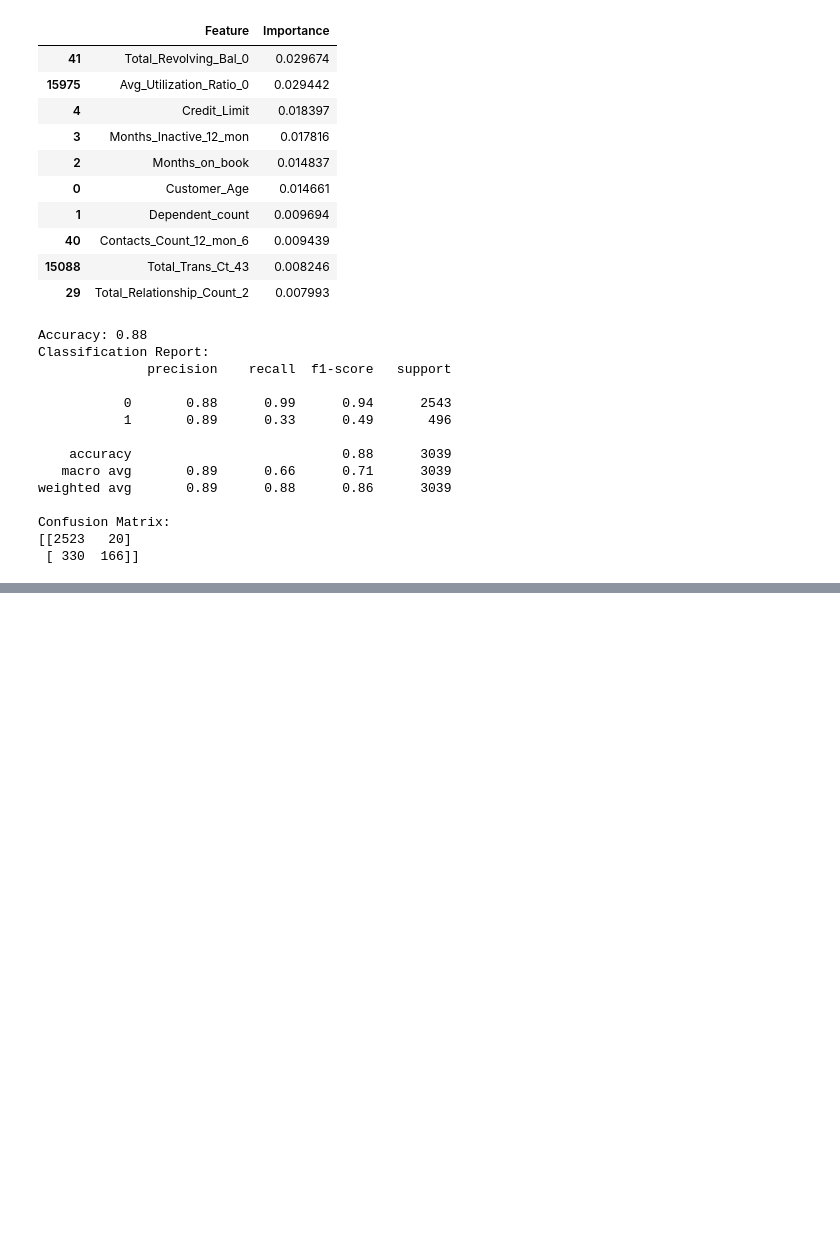
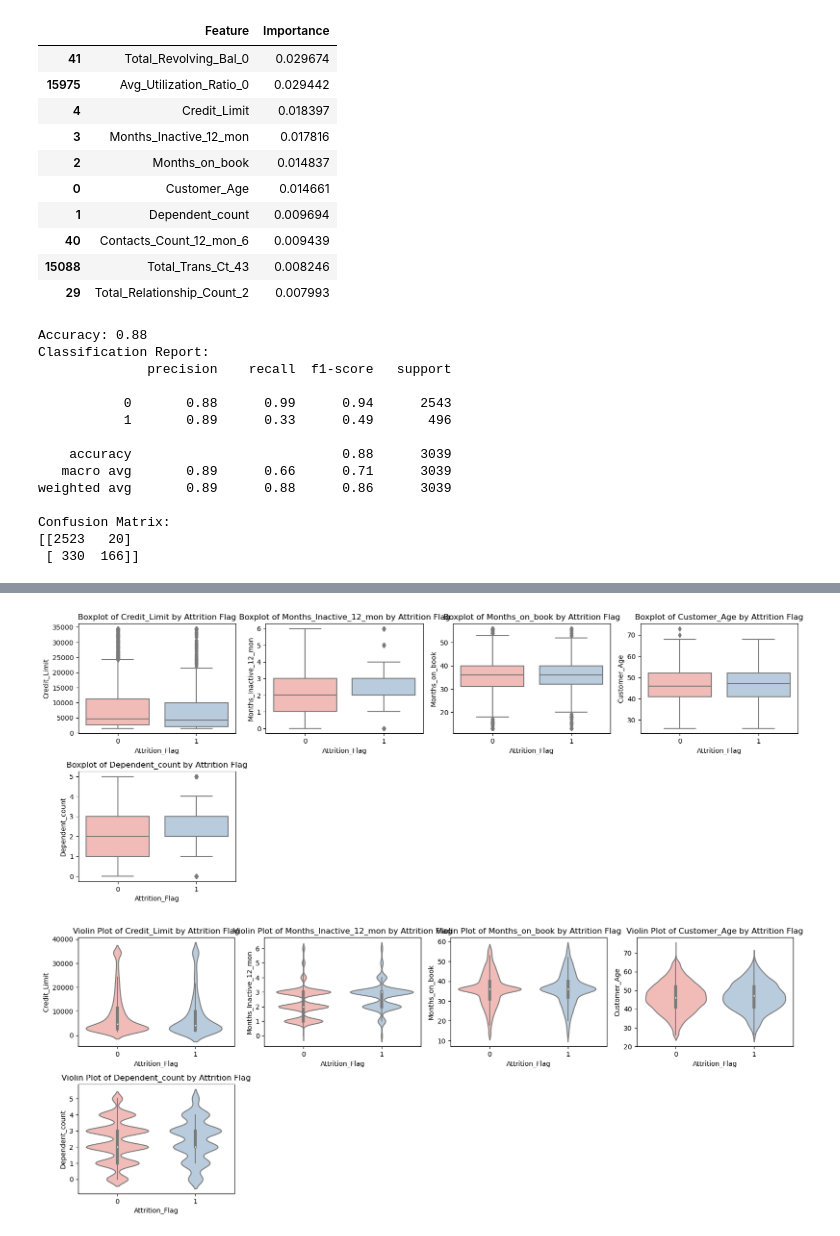
Before and after one commit to lgnovo/Project-4, a Jupyter notebook: bank_churners.ipynb, the cells around one changed output, grey strips where cells are left out. Drawn from its saved outputs; the diff is of its cells as text; code cells hidden in the pictures; blank space fills up the shorter version.

```diff
--- a/bank_churners.ipynb
+++ b/bank_churners.ipynb
@@ -904,0 +767,19 @@ from sklearn.decomposition import TruncatedSVD
+# %%
+plt.figure(figsize=(16, 12))
+for i, col in enumerate(numerical_features, 1):
+    plt.subplot(4, 4, i)
+    sns.boxplot(x='Attrition_Flag', y=col, data=data)
+    plt.title(f'Boxplot of {col} by Attrition Flag')
+plt.tight_layout()
+plt.show()
+
+plt.figure(figsize=(16, 12))
+for i, col in enumerate(numerical_features, 1):
+    plt.subplot(4, 4, i)
+    sns.violinplot(x='Attrition_Flag', y=col, data=data)
+    plt.title(f'Violin Plot of {col} by Attrition Flag')
+plt.tight_layout()
+plt.show()
+# %% [output]
+[figure, added]
+[figure, added]
```
Also changed, not shown: parts of 31 cells of this notebook.
